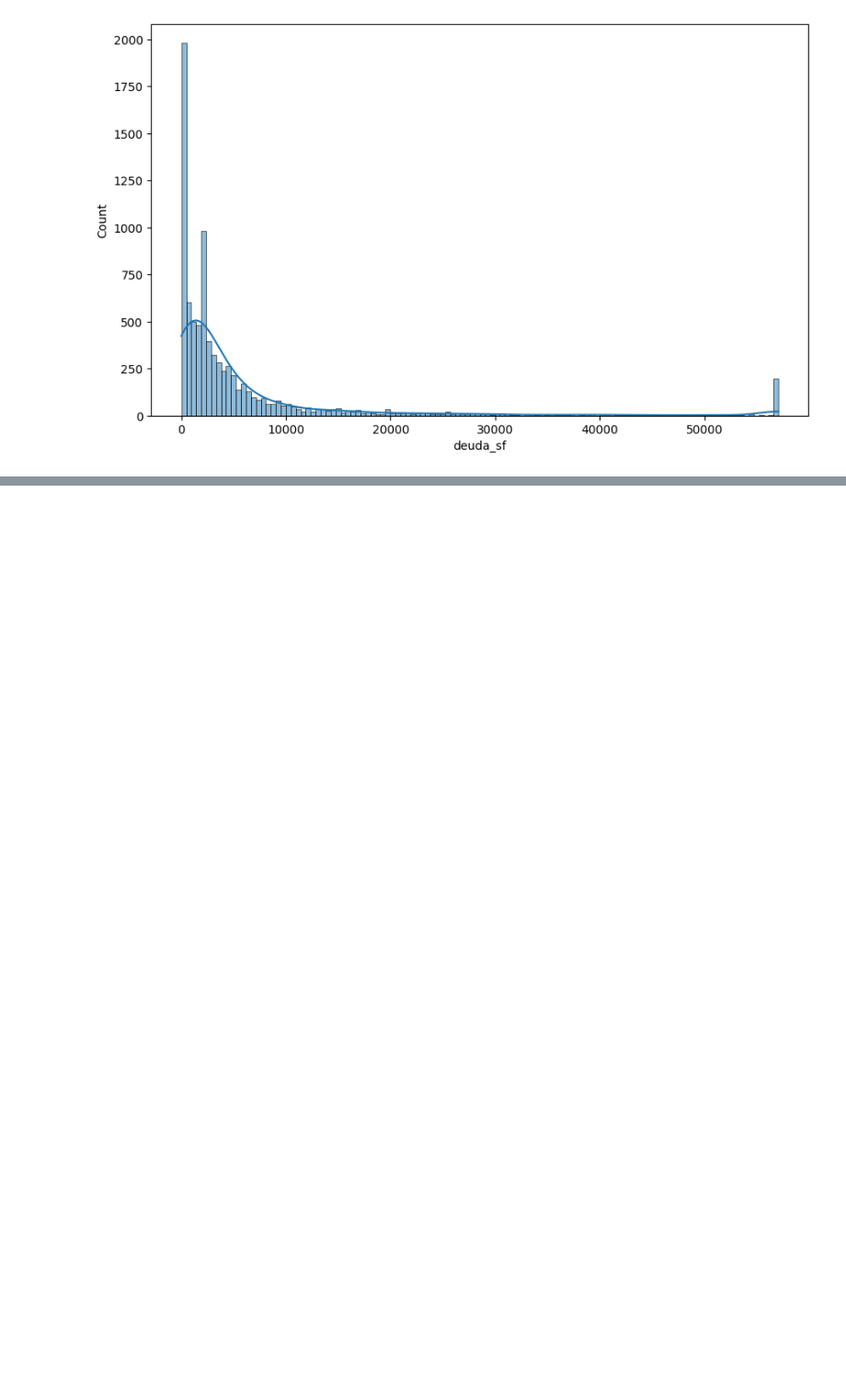
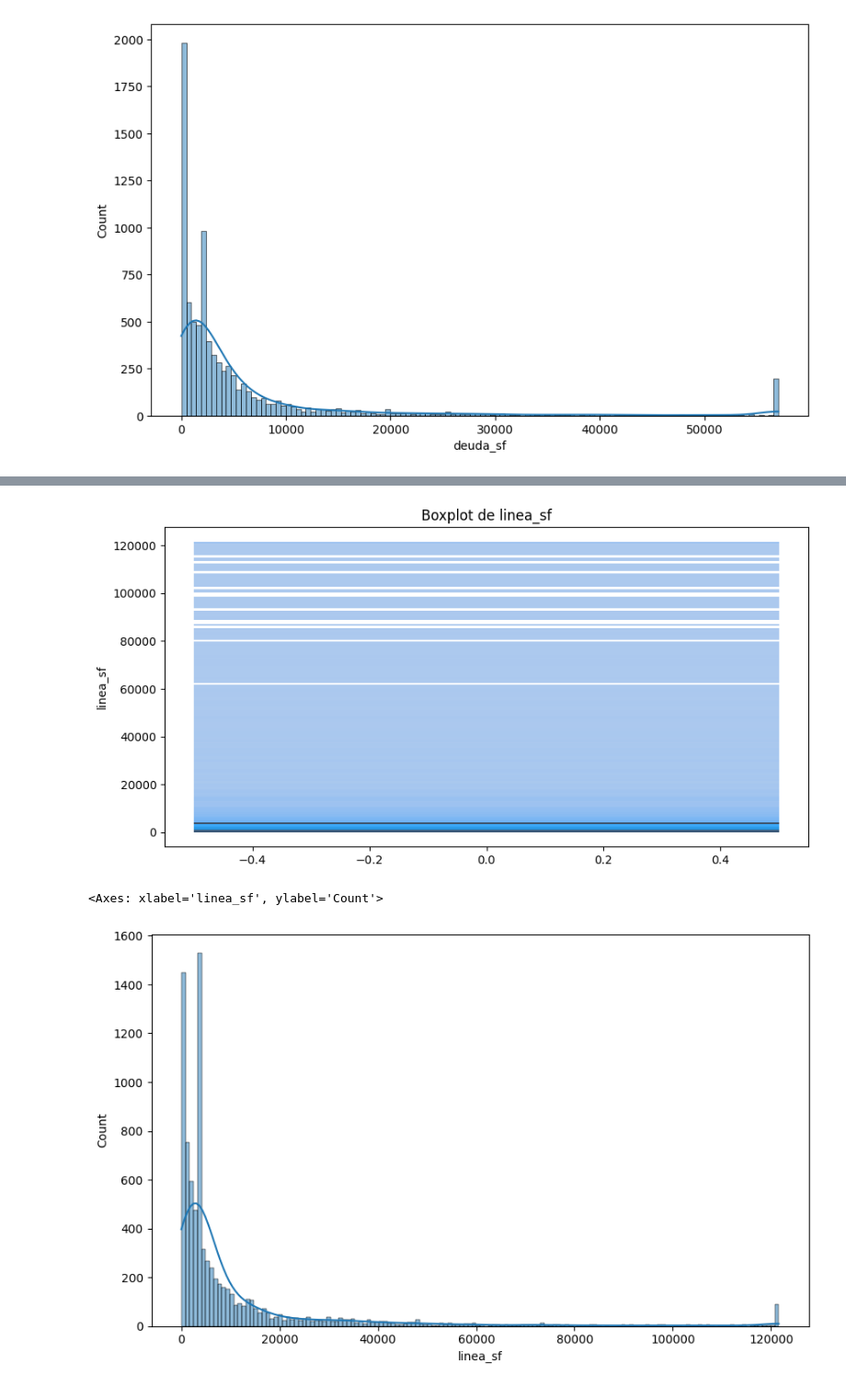
Before and after one commit to e46537303-ui/Finanzas-Proyecto1, a Jupyter notebook: Análisis_de_Riesgo_Crediticio_en_el_Sector_Financiero.ipynb, the cells around one changed output, grey strips where cells are left out. Shown at 92% size. Saved outputs shown, nothing was run; the diff lists cells and outputs as text; code cells hidden in the pictures; blank space fills up the shorter version.

```diff
--- a/Análisis_de_Riesgo_Crediticio_en_el_Sector_Financiero.ipynb
+++ b/Análisis_de_Riesgo_Crediticio_en_el_Sector_Financiero.ipynb
@@ -153,0 +174,17 @@ sns.histplot(df['deuda_sf'], kde=True)
+# %%
+plt.figure(figsize=(10,5))
+sns.histplot(x=np.zeros(len(df)), y=df['linea_sf'])
+plt.ylabel('linea_sf')
+plt.xlabel('')
+plt.title('Boxplot de linea_sf')
+plt.show()
+
+df['linea_sf'] = df['linea_sf'].fillna(df['linea_sf'].median())
+df['linea_sf']
+
+plt.figure(figsize=(10,6))
+sns.histplot(df['linea_sf'], kde=True)
+# %% [output]
+[figure, added]
+<Axes: xlabel='linea_sf', ylabel='Count'>
+[figure, added]
```
Also changed, not shown: parts of 4 cells of this notebook.
